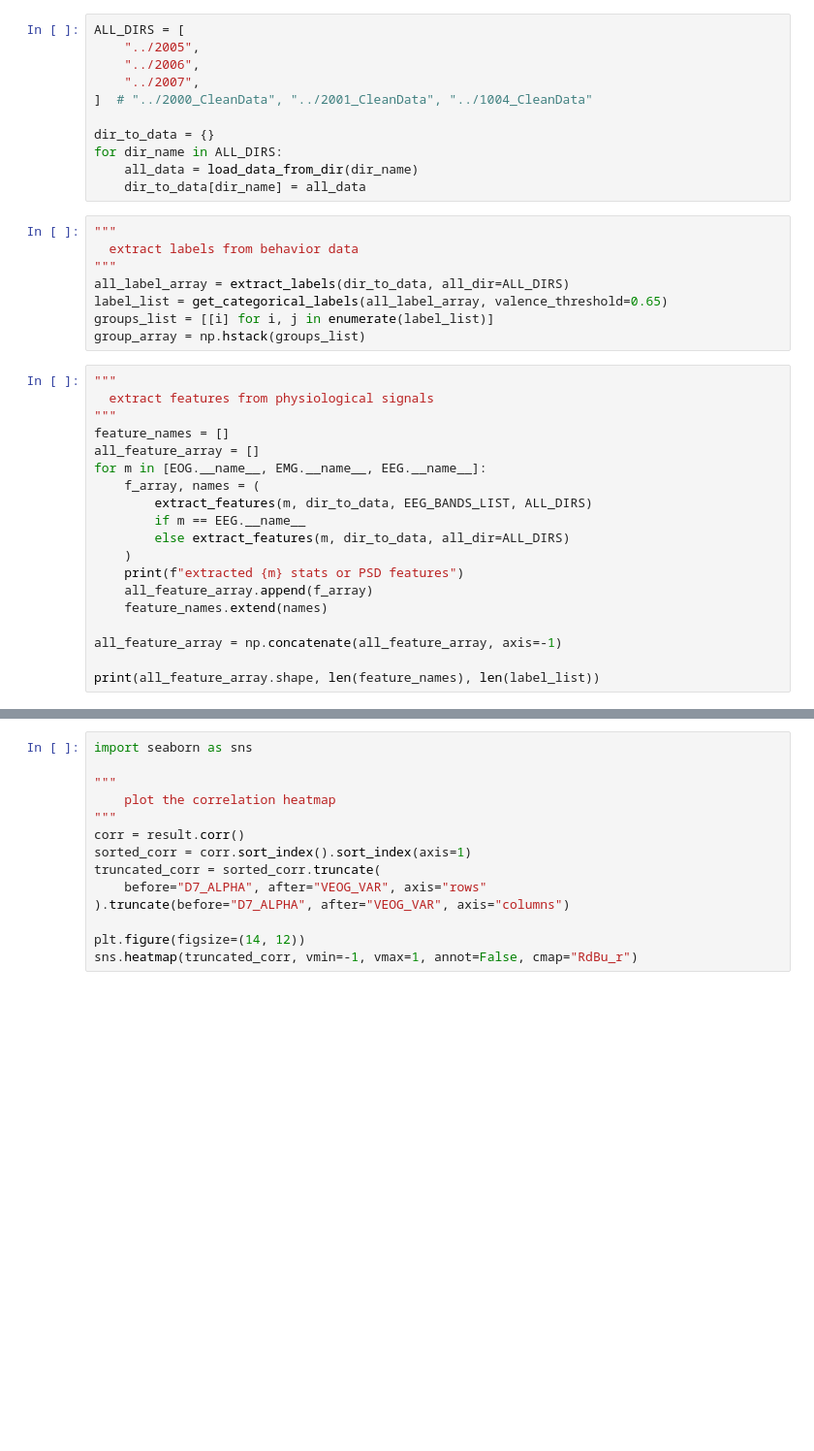
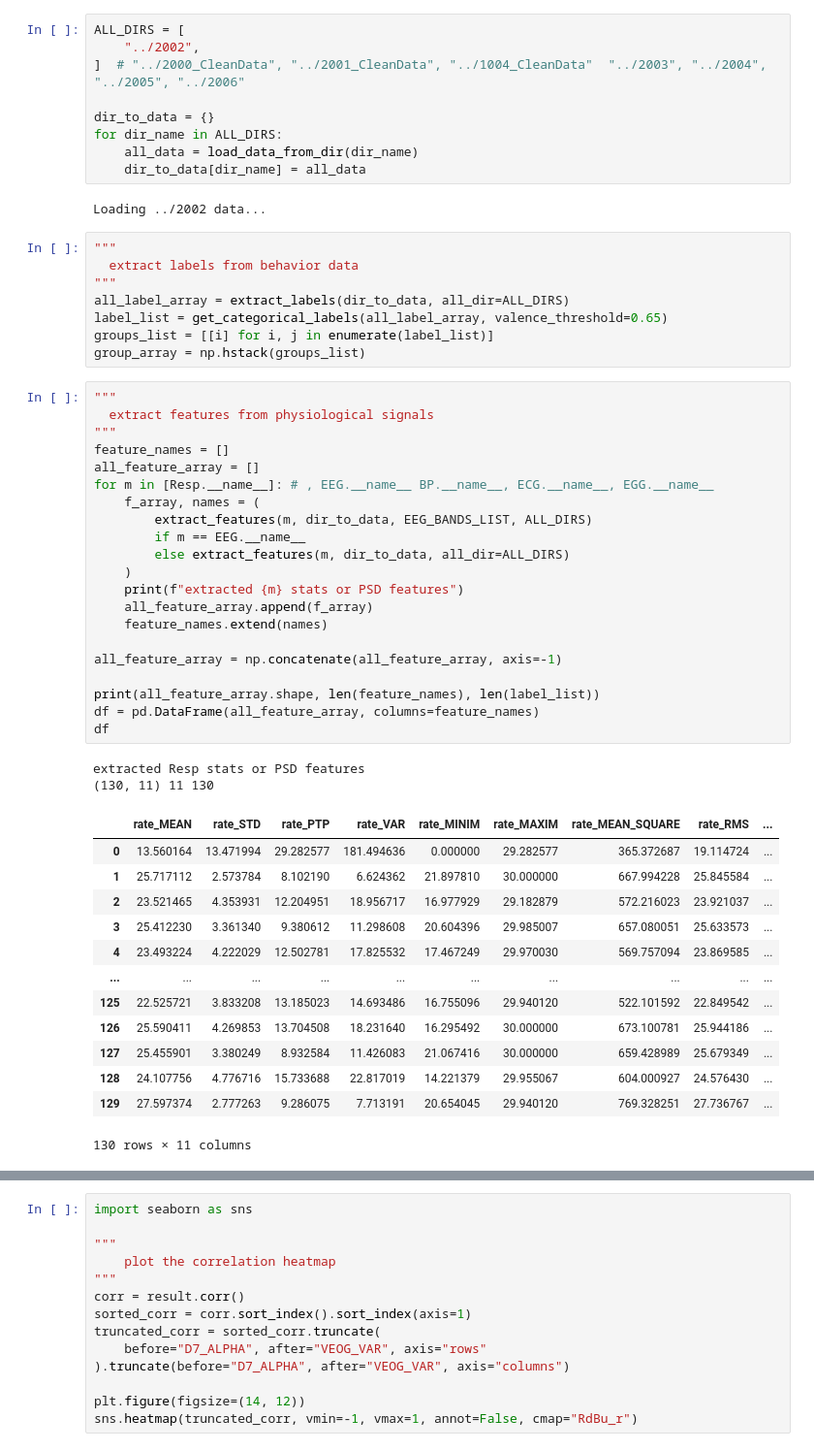
Before and after one commit to ti55987/MM_UCSF, a Jupyter notebook: analysis/analysis_notebook.ipynb, the cells around one changed output, grey strips where cells are left out. Shown at 97% size. Drawn from its saved outputs; the diff is of its cells as text; blank space fills up the shorter version.

```diff
--- a/analysis/analysis_notebook.ipynb
+++ b/analysis/analysis_notebook.ipynb
@@ -55,15 +46,15 @@ from xgboost import XGBClassifier
 from sklearn.model_selection import train_test_split
 # %%
 ALL_DIRS = [
-    "../2005",
-    "../2006",
-    "../2007",
-]  # "../2000_CleanData", "../2001_CleanData", "../1004_CleanData"
+    "../2002",
+]  # "../2000_CleanData", "../2001_CleanData", "../1004_CleanData"  "../2003", "../2004", "../2005", "../2006"
 
 dir_to_data = {}
 for dir_name in ALL_DIRS:
     all_data = load_data_from_dir(dir_name)
     dir_to_data[dir_name] = all_data
+# %% [output]
+Loading ../2002 data...
 # %%
 """
   extract labels from behavior data
@@ -75,22 +66,40 @@ group_array = np.hstack(groups_list)
 # %%
 """
   extract features from physiological signals
 """
 feature_names = []
 all_feature_array = []
-for m in [EOG.__name__, EMG.__name__, EEG.__name__]:
+for m in [Resp.__name__]: # , EEG.__name__ BP.__name__, ECG.__name__, EGG.__name__
     f_array, names = (
         extract_features(m, dir_to_data, EEG_BANDS_LIST, ALL_DIRS)
         if m == EEG.__name__
         else extract_features(m, dir_to_data, all_dir=ALL_DIRS)
     )
     print(f"extracted {m} stats or PSD features")
     all_feature_array.append(f_array)
     feature_names.extend(names)
 
 all_feature_array = np.concatenate(all_feature_array, axis=-1)
 
 print(all_feature_array.shape, len(feature_names), len(label_list))
+df = pd.DataFrame(all_feature_array, columns=feature_names)
+df
+# %% [output]
+extracted Resp stats or PSD features
+(130, 11) 11 130
+|  | rate_MEAN | rate_STD | rate_PTP | rate_VAR | rate_MINIM | rate_MAXIM | rate_MEAN_SQUARE | rate_RMS | ... |
+| 0 | 13.560164 | 13.471994 | 29.282577 | 181.494636 | 0.000000 | 29.282577 | 365.372687 | 19.114724 | ... |
+| 1 | 25.717112 | 2.573784 | 8.102190 | 6.624362 | 21.897810 | 30.000000 | 667.994228 | 25.845584 | ... |
+| 2 | 23.521465 | 4.353931 | 12.204951 | 18.956717 | 16.977929 | 29.182879 | 572.216023 | 23.921037 | ... |
+| 3 | 25.412230 | 3.361340 | 9.380612 | 11.298608 | 20.604396 | 29.985007 | 657.080051 | 25.633573 | ... |
+| 4 | 23.493224 | 4.222029 | 12.502781 | 17.825532 | 17.467249 | 29.970030 | 569.757094 | 23.869585 | ... |
+| ... | ... | ... | ... | ... | ... | ... | ... | ... | ... |
+| 125 | 22.525721 | 3.833208 | 13.185023 | 14.693486 | 16.755096 | 29.940120 | 522.101592 | 22.849542 | ... |
+| 126 | 25.590411 | 4.269853 | 13.704508 | 18.231640 | 16.295492 | 30.000000 | 673.100781 | 25.944186 | ... |
+| 127 | 25.455901 | 3.380249 | 8.932584 | 11.426083 | 21.067416 | 30.000000 | 659.428989 | 25.679349 | ... |
+| 128 | 24.107756 | 4.776716 | 15.733688 | 22.817019 | 14.221379 | 29.955067 | 604.000927 | 24.576430 | ... |
+| 129 | 27.597374 | 2.777263 | 9.286075 | 7.713191 | 20.654045 | 29.940120 | 769.328251 | 27.736767 | ... |
+130 rows × 11 columns
 # %%
 """
     save features to csv
```
Also changed, not shown: parts of 17 cells of this notebook, 3 other files.
